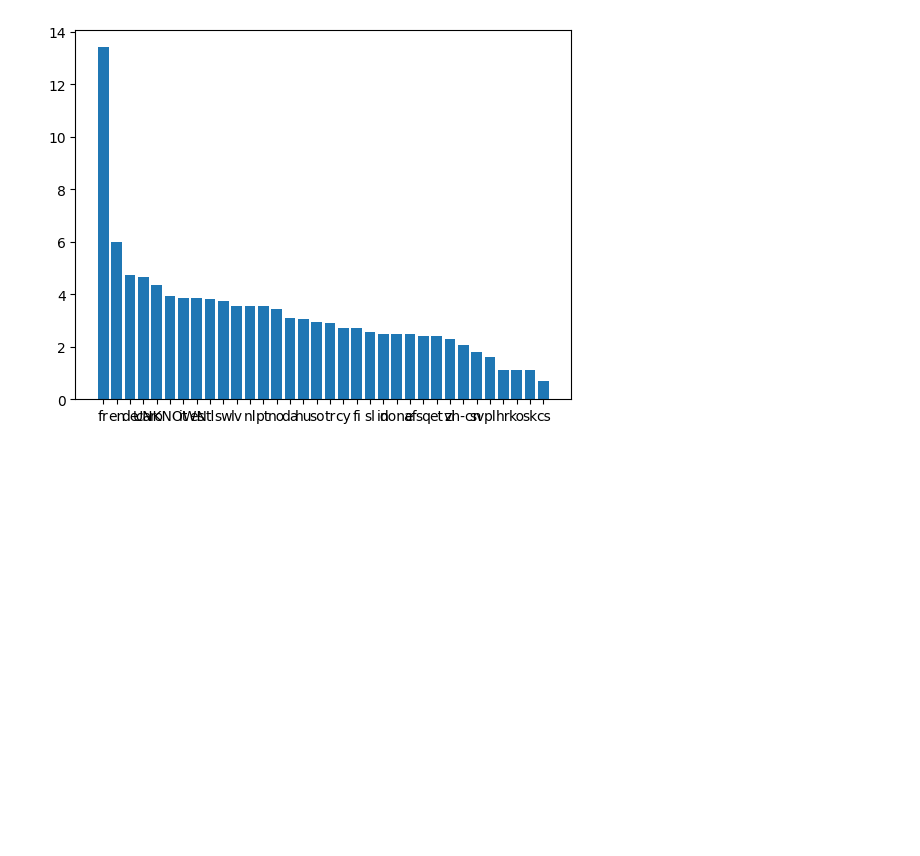
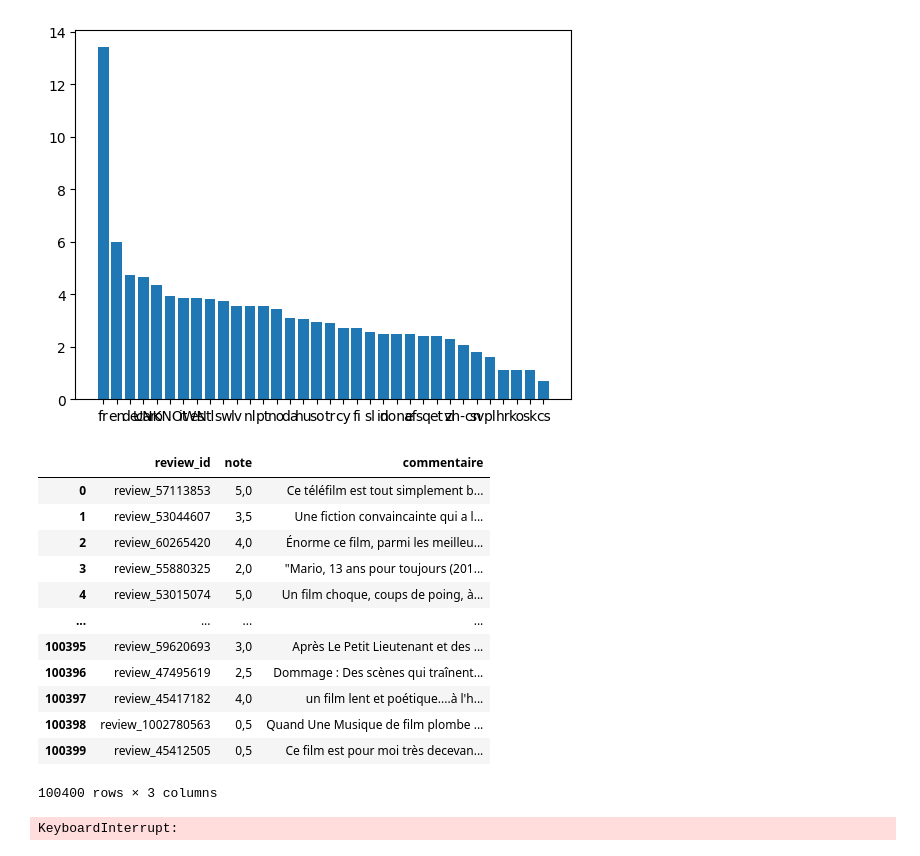
Before and after one commit to dylan-durand/app-innovation, a Jupyter notebook: data_visualization.ipynb, the cells around one changed output. Cells and saved outputs as stored; diff of their text form; code cells hidden in the pictures; blank space fills up the shorter version.

```diff
--- a/data_visualization.ipynb
+++ b/data_visualization.ipynb
@@ -711,0 +750,54 @@ plt.show()
+# %%
+TRAIN_DATAFILE = "data/train.tsv"
+DEV_DATAFILE = "data/dev.tsv"
+
+train_dataframe : pd.DataFrame = pd.read_csv(TRAIN_DATAFILE, sep="\t")
+dev_dataframe : pd.DataFrame = pd.read_csv(DEV_DATAFILE, sep="\t")
+# %%
+dev_dataframe
+# %% [output]
+|  | review_id | note | commentaire |
+| 0 | review_57113853 | 5,0 | Ce téléfilm est tout simplement b... |
+| 1 | review_53044607 | 3,5 | Une fiction convaincainte qui a l... |
+| 2 | review_60265420 | 4,0 | Énorme ce film, parmi les meilleu... |
+| 3 | review_55880325 | 2,0 | "Mario, 13 ans pour toujours (201... |
+| 4 | review_53015074 | 5,0 | Un film choque, coups de poing, à... |
+| ... | ... | ... | ... |
+| 100395 | review_59620693 | 3,0 | Après Le Petit Lieutenant et des ... |
+| 100396 | review_47495619 | 2,5 | Dommage : Des scènes qui traînent... |
+| 100397 | review_45417182 | 4,0 | un film lent et poétique....à l'h... |
+| 100398 | review_1002780563 | 0,5 | Quand Une Musique de film plombe ... |
+| 100399 | review_45412505 | 0,5 | Ce film est pour moi très decevan... |
+100400 rows × 3 columns
+# %%
+tokens = []
+cpt = 1
+reviews = pd.DataFrame(columns=["id","note", "tokens", "occurrences"])
+reviews.set_index('id', inplace=True)
+# 4.4 Influence des emojis et smileys
+for review_id, note, commentaire in tqdm(dev_dataframe.to_numpy()) :
+    id = review_id[7:len(review_id)]
+    reviews.loc[id]=(note, [], [])
+    if commentaire :
+        for mot in nlp(commentaire) :
+            found = False
+            for token in tokens :
+                if mot.text == token.text :
+                    currentToken = token
+                    found = True
+                    break
+            if not found :
+                currentToken = Token(mot.text, cpt, 0)
+                tokens.append(currentToken)
+                cpt += 1
+            found = False
+            for token in reviews.loc[id]["tokens"] :
+                if token == currentToken.id :
+                    reviews.loc[id]["occurrences"][reviews.loc[id]["tokens"].index(token)] += 1
+                    found = True
+            if not found :
+                reviews.loc[id]["tokens"].append(currentToken.id)
+                reviews.loc[id]["occurrences"].append(1)
+print(reviews)
+# %% [output]
+KeyboardInterrupt:
```
Also changed, not shown: parts of 6 cells of this notebook, 1 other file.
